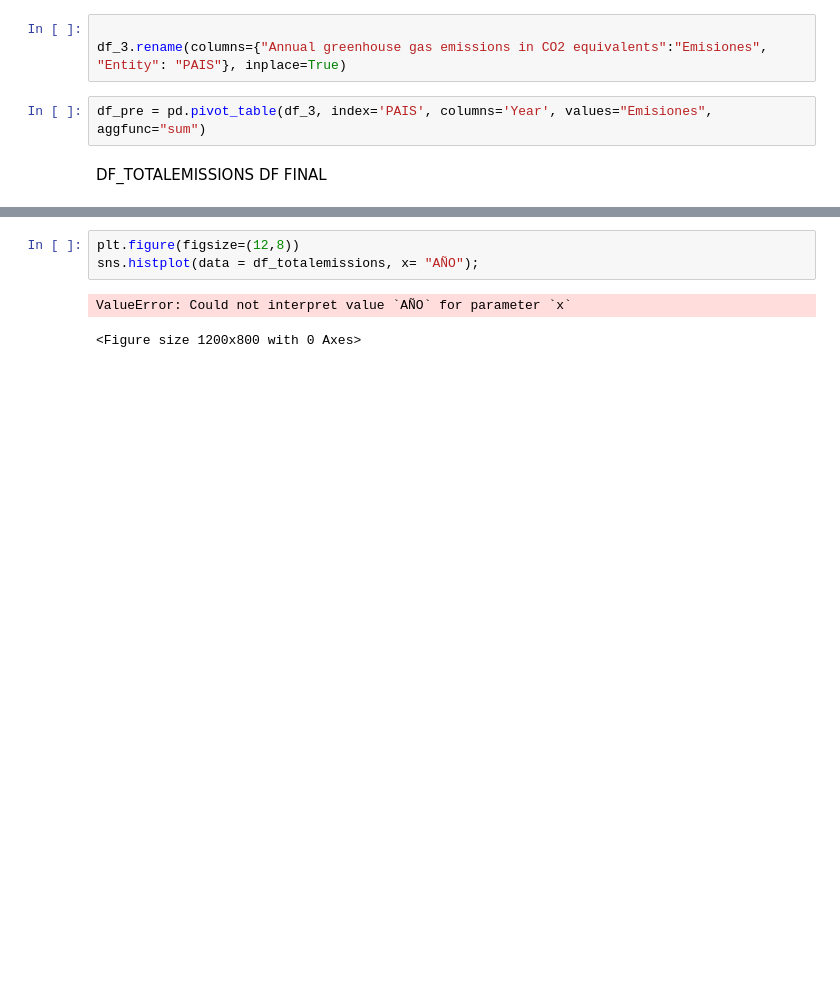
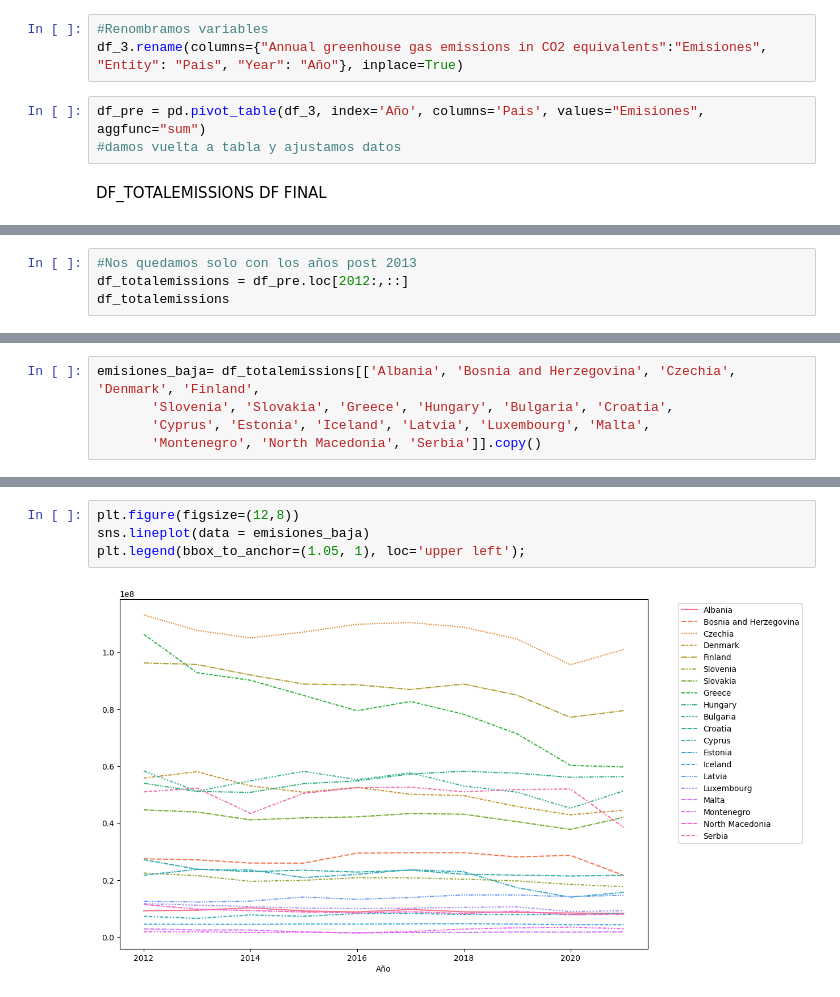
Before and after one commit to JuditRoca/Carnic_impact_EDA, a Jupyter notebook: Global.ipynb, the cells around one changed output, grey strips where cells are left out. Saved outputs shown, nothing was run; the diff lists cells and outputs as text; blank space fills up the shorter version.

Commit message:
limpieza datos globales

```diff
--- a/Global.ipynb
+++ b/Global.ipynb
@@ -24,9 +24,10 @@ memory usage: 1.1+ MB
 # %%
 df_3.drop(columns="Code", inplace=True)
 # %%
-
-df_3.rename(columns={"Annual greenhouse gas emissions in CO2 equivalents":"Emisiones", "Entity": "PAIS"}, inplace=True)
+#Renombramos variables
+df_3.rename(columns={"Annual greenhouse gas emissions in CO2 equivalents":"Emisiones", "Entity": "Pais", "Year": "Año"}, inplace=True)
 # %%
-df_pre = pd.pivot_table(df_3, index='PAIS', columns='Year', values="Emisiones", aggfunc="sum")
+df_pre = pd.pivot_table(df_3, index='Año', columns='Pais', values="Emisiones", aggfunc="sum")
+#damos vuelta a tabla y ajustamos datos
 # %% [markdown]
 DF_TOTALEMISSIONS DF FINAL
@@ -54,0 +34,4 @@ Int64Index([2012, 2013, 2014, 2015, 2016, 2017, 2018, 2019, 2020, 2021], dtype='
+# %%
+#Nos quedamos solo con los años post 2013
+df_totalemissions = df_pre.loc[2012:,::]
+df_totalemissions
@@ -54,0 +52,5 @@ Int64Index([2012, 2013, 2014, 2015, 2016, 2017, 2018, 2019, 2020, 2021], dtype='
+# %%
+emisiones_baja= df_totalemissions[['Albania', 'Bosnia and Herzegovina', 'Czechia', 'Denmark', 'Finland',
+       'Slovenia', 'Slovakia', 'Greece', 'Hungary', 'Bulgaria', 'Croatia',
+       'Cyprus', 'Estonia', 'Iceland', 'Latvia', 'Luxembourg', 'Malta',
+       'Montenegro', 'North Macedonia', 'Serbia']].copy()
@@ -55,6 +72,6 @@ Int64Index([2012, 2013, 2014, 2015, 2016, 2017, 2018, 2019, 2020, 2021], dtype='
 # %%
 plt.figure(figsize=(12,8))
-sns.histplot(data = df_totalemissions, x= "AÑO");
+sns.lineplot(data = emisiones_baja)
+plt.legend(bbox_to_anchor=(1.05, 1), loc='upper left');
 # %% [output]
-ValueError: Could not interpret value `AÑO` for parameter `x`
-<Figure size 1200x800 with 0 Axes>
+[figure, added]
```
Also changed, not shown: parts of 6 cells of this notebook, 1 other file.
